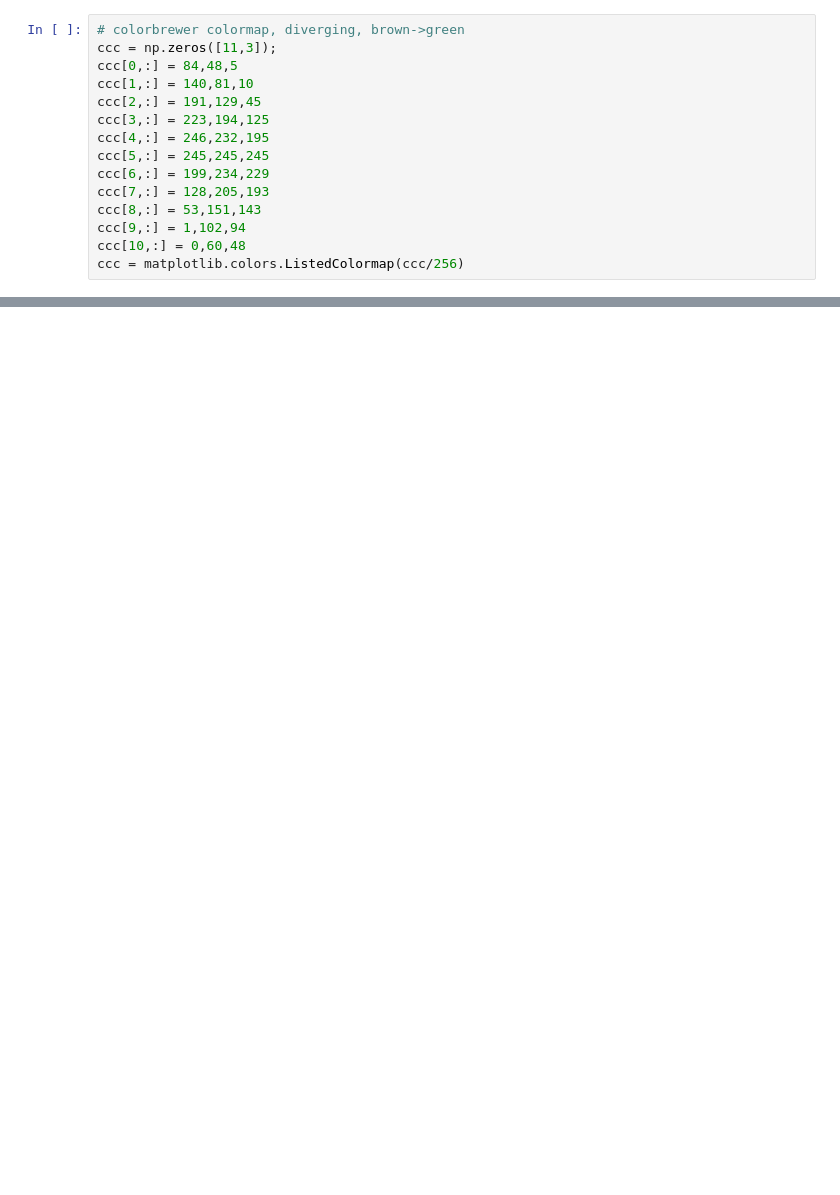
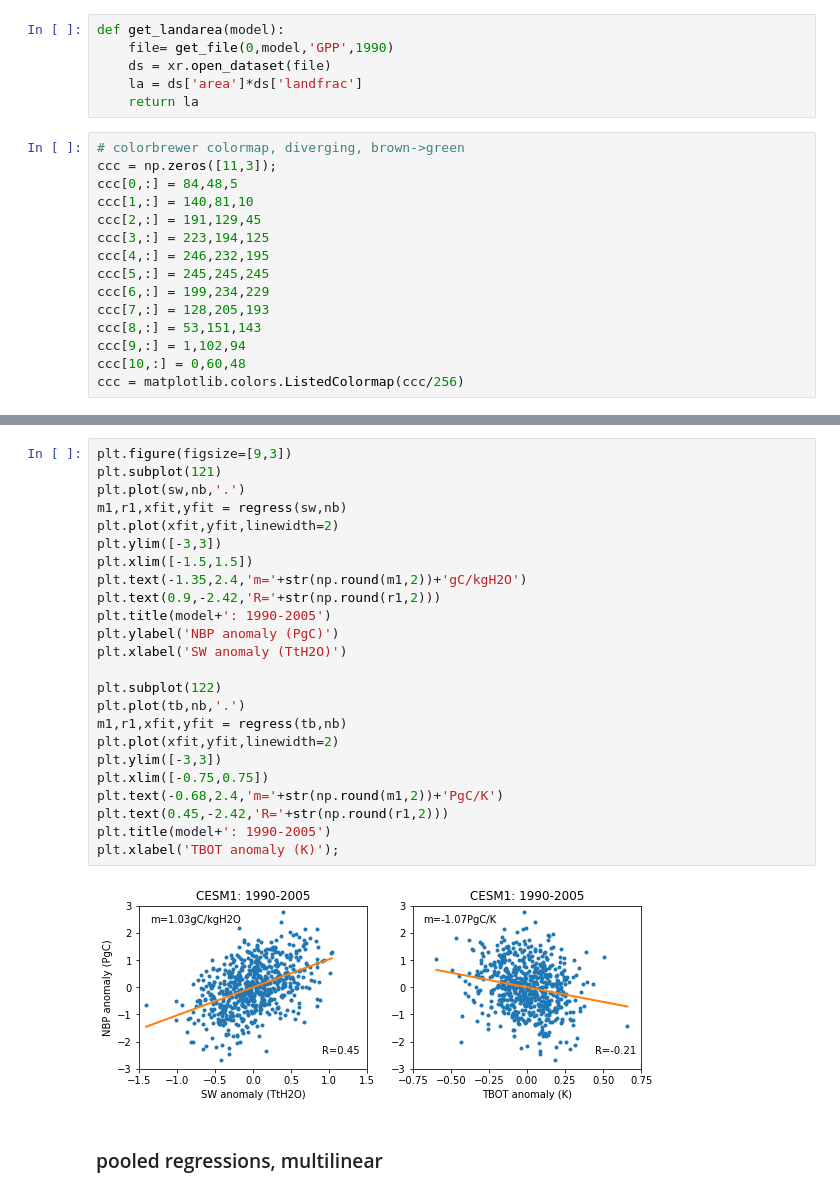
Before and after one commit to djk2120/TWSnbp, a Jupyter notebook: src/TWSnbp.ipynb, the cells around one changed output, grey strips where cells are left out. Drawn from its saved outputs; the diff is of its cells as text; blank space fills up the shorter version.

```diff
--- a/src/TWSnbp.ipynb
+++ b/src/TWSnbp.ipynb
@@ -175,3 +220,9 @@ def glob_regress(xvars,yvar,xconvs,yconv,ee):
+# %%
+def get_landarea(model):
+    file= get_file(0,model,'GPP',1990)
+    ds = xr.open_dataset(file)
+    la = ds['area']*ds['landfrac']
+    return la
 # %%
 # colorbrewer colormap, diverging, brown->green
 ccc = np.zeros([11,3]);
@@ -353,0 +392,28 @@ def get_file(ee,model,field):
+# %%
+plt.figure(figsize=[9,3])
+plt.subplot(121)
+plt.plot(sw,nb,'.')
+m1,r1,xfit,yfit = regress(sw,nb)
+plt.plot(xfit,yfit,linewidth=2)
+plt.ylim([-3,3])
+plt.xlim([-1.5,1.5])
+plt.text(-1.35,2.4,'m='+str(np.round(m1,2))+'gC/kgH2O')
+plt.text(0.9,-2.42,'R='+str(np.round(r1,2)))
+plt.title(model+': 1990-2005')
+plt.ylabel('NBP anomaly (PgC)')
+plt.xlabel('SW anomaly (TtH2O)')
+
+plt.subplot(122)
+plt.plot(tb,nb,'.')
+m1,r1,xfit,yfit = regress(tb,nb)
+plt.plot(xfit,yfit,linewidth=2)
+plt.ylim([-3,3])
+plt.xlim([-0.75,0.75])
+plt.text(-0.68,2.4,'m='+str(np.round(m1,2))+'PgC/K')
+plt.text(0.45,-2.42,'R='+str(np.round(r1,2)))
+plt.title(model+': 1990-2005')
+plt.xlabel('TBOT anomaly (K)');
+# %% [output]
+[figure, added]
+# %% [markdown]
+### pooled regressions, multilinear
```
Also changed, not shown: parts of 102 cells of this notebook.
